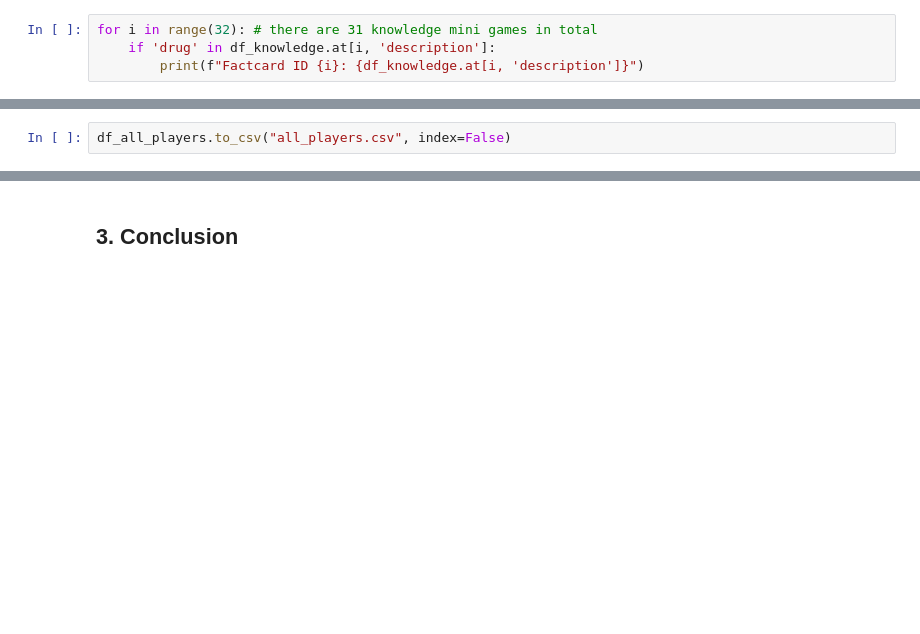
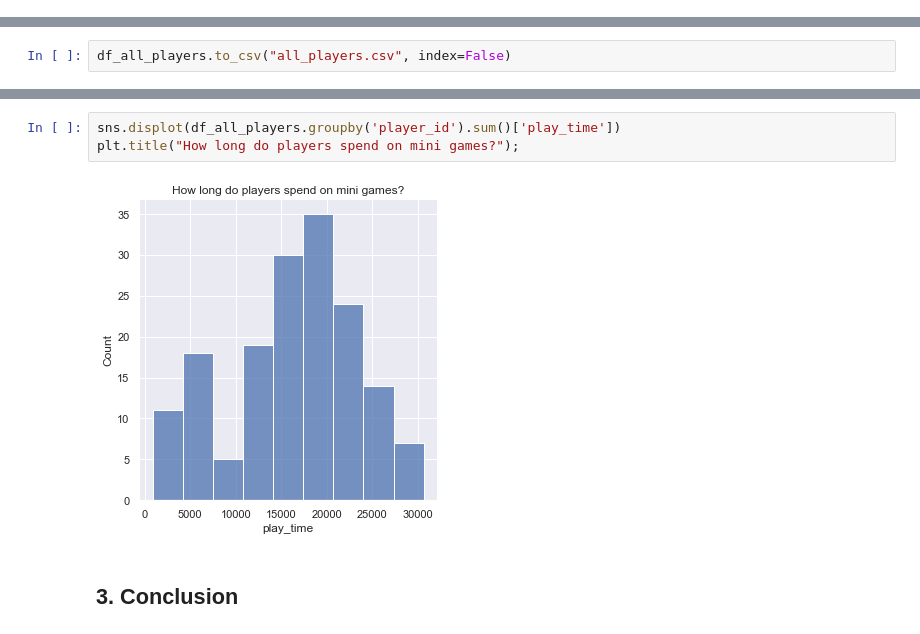
Before and after one commit to percy-xu/DataFest2022, a Jupyter notebook: taconic_parkway.ipynb, the cells around one changed output, grey strips where cells are left out. Drawn from its saved outputs; the diff is of its cells as text; blank space fills up the shorter version.

```diff
--- a/taconic_parkway.ipynb
+++ b/taconic_parkway.ipynb
@@ -181,4 +159,0 @@ We are interested in fact cards about drugs. We can look for the keyword "drug"
-# %%
-for i in range(32): # there are 31 knowledge mini games in total
-    if 'drug' in df_knowledge.at[i, 'description']:
-        print(f"Factcard ID {i}: {df_knowledge.at[i, 'description']}")
@@ -544,2 +359,7 @@ We want to run a simple linear regression on each individual player. The y-varia
+# %%
+sns.displot(df_all_players.groupby('player_id').sum()['play_time'])
+plt.title("How long do players spend on mini games?");
+# %% [output]
+[figure, added]
 # %% [markdown]
 ## 3. Conclusion
```
Also changed, not shown: parts of 49 cells of this notebook.
